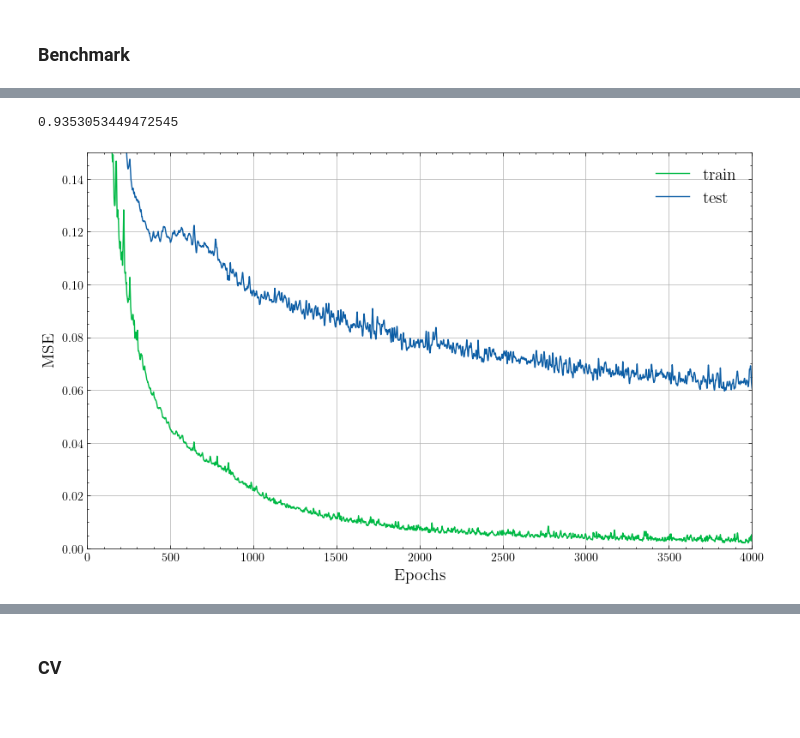
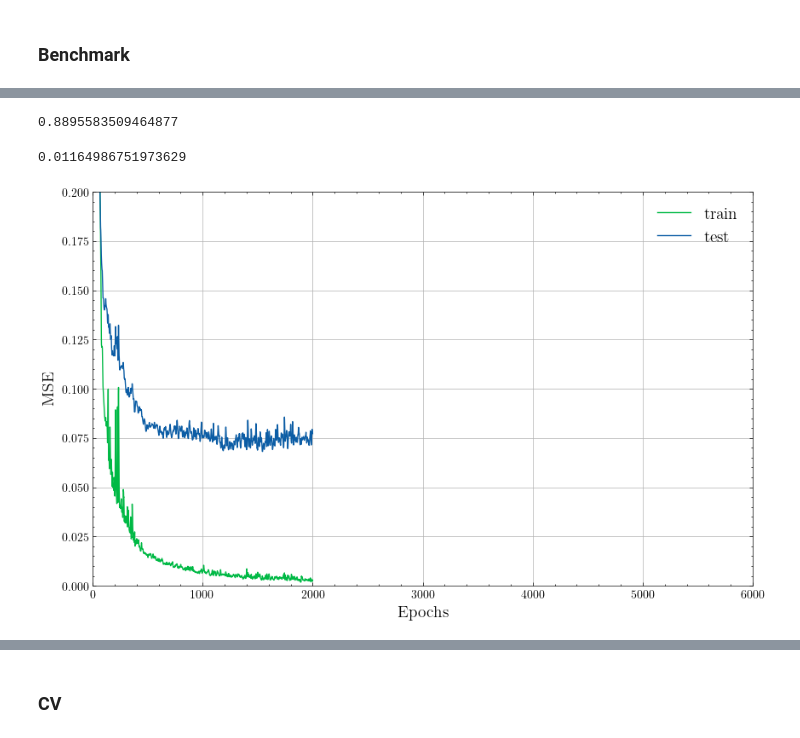
Before and after one commit to Lucas-ZR/datahow-thesis-feup, a Jupyter notebook: cnn.ipynb, the cells around one changed output, grey strips where cells are left out. Saved outputs shown, nothing was run; the diff lists cells and outputs as text; code cells hidden in the pictures.

```diff
--- a/cnn.ipynb
+++ b/cnn.ipynb
@@ -478,29 +315,19 @@ def ini_model(epochs, learning_rate, out_channels_1, kernel_1,
 # %% [markdown]
 ### Benchmark
 # %%
-out_channels_1=8
-out_channels_2=4
+out_channels_1=4
+out_channels_2=2
 out_channels_3=4
 
-kernel_1=9
+kernel_1=80
 kernel_2=5
-kernel_3=7
-stride_1=5
+kernel_3=24
+stride_1=15
 stride_2=3
-stride_3=1
-hidden_size=40
+stride_3=1#
+hidden_size=30
 batch_size=1000
-dropout_rate=0.25
-regularization_coeff=0.001
+dropout_rate=0.1
+regularization_coeff=0.0001
 learning_rate=0.0001
 lr_decay=0.001
-# %%
-#tablet
-out_channels_1=4
-kernel_1=10
-stride_1=2
-
-batch_size=64
-learning_rate=0.0004
-regularization_coeff=0.001
-regularization_coeff=0.001
@@ -547,8 +364,7 @@ test_loader=make_loader(X=x_test,y=y_test,batch=batch_size)
 
 epochs=300
 
-model,loss_fn,optimizer,epochs=ini_model(epochs,
-                                         learning_rate,
+model,loss_fn,optimizer=ini_model(learning_rate,
                                          out_channels_1,
                                          kernel_1,
                                          stride_1,
@@ -563,9 +379,9 @@ model,loss_fn,optimizer,epochs=ini_model(epochs,
                                          total_features,
                                          regularization_coeff)
 # %%
-model, train_loss, test_loss=train_early_stop(TrainLoader=train_loader,
+model, train_loss, test_loss=train_with_err(TrainLoader=train_loader,
                                               TestLoader=test_loader,
                                               model=model,
                                               loss_fn=loss_fn,
                                               optimizer=optimizer,
-                                              max_epochs=6000)
+                                              epochs=2000)
@@ -572,27 +394,31 @@ model, train_loss, test_loss=train_early_stop(TrainLoader=train_loader,
 # %%
-r2=r2_score_model(model,test_loader)
+r2=r2_score_model(model,train_loader)
+r2
+# %% [output]
+0.8895583509464877
-# %%
-r2
-# %% [output]
-0.9353053449472545
+# %%
+r2=evaluate(train_loader,model,loss_fn)
+r2
+# %% [output]
+0.01164986751973629
 # %%
 import scienceplots
 plt.style.use('science')
 plt.figure(figsize=(10,6))
 
 plt.plot(np.arange(len(train_loss)),train_loss,label='train',color='C1')
 plt.plot(np.arange(len(test_loss)),test_loss,label='test',color='C0')
 #plt.axvline(x=parou_no,color='orange',label='early stop')
 plt.legend(fontsize=14)
-plt.xlim(0,4000)
-plt.ylim(0,0.15)
+plt.xlim(0,6000)
+plt.ylim(0,0.2)
 
 
 plt.xlabel('Epochs',fontsize=14)
 plt.ylabel('MSE',fontsize=14)
 plt.grid()
 
 
-plt.savefig('C:\\Users\\lucas\\Downloads\\feature_selec_learning_curve_diff.pdf', format='pdf', bbox_inches='tight')
+#plt.savefig('C:\\Users\\lucas\\Downloads\\feature_selec_learning_curve_diff.pdf', format='pdf', bbox_inches='tight')
 # %% [output]
-[figure, old version]
+[figure, new version]
```
Also changed, not shown: parts of 36 cells of this notebook, 2 other files.
